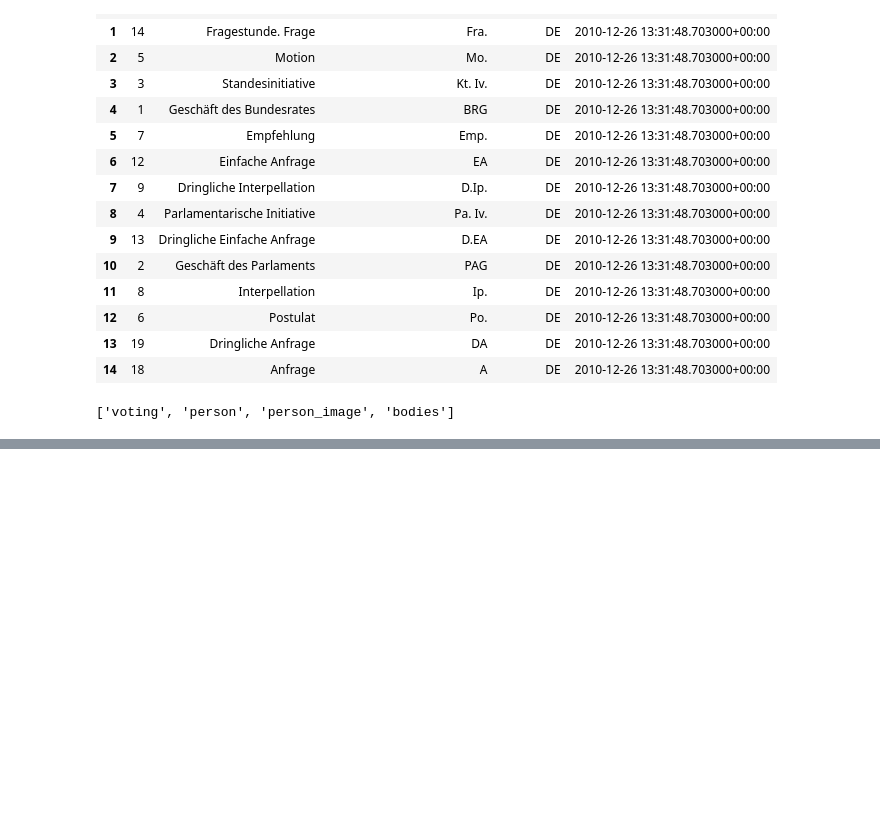
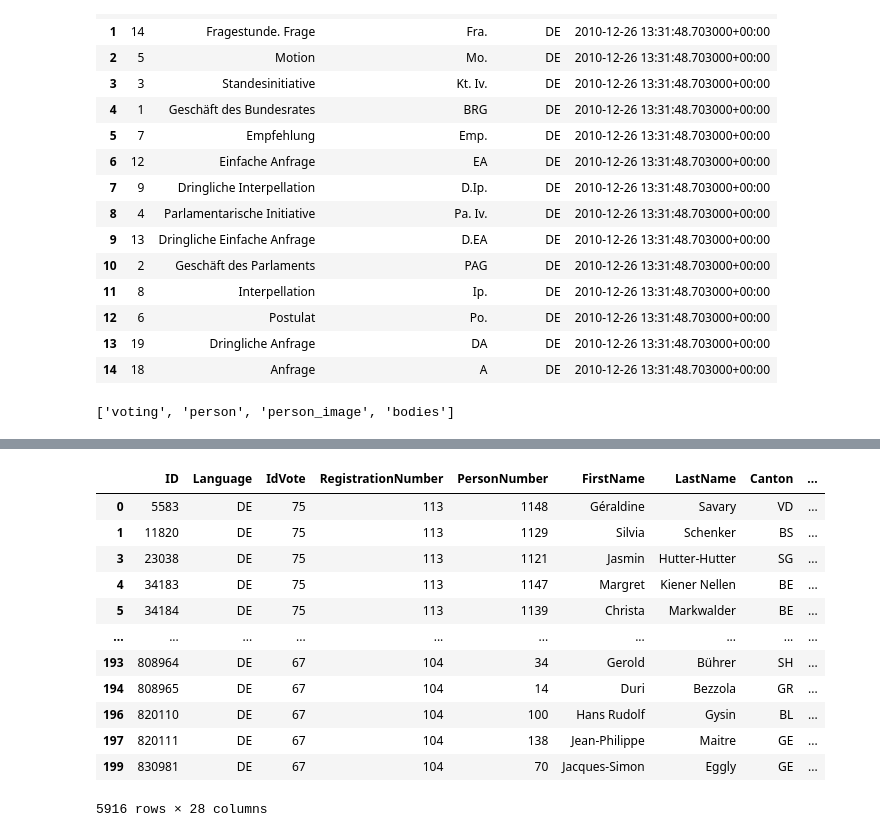
Before and after one commit to hannah22700/DENG, a Jupyter notebook: testing.ipynb, the cells around one changed output, grey strips where cells are left out. Saved outputs shown, nothing was run; the diff lists cells and outputs as text; code cells hidden in the pictures; blank space fills up the shorter version.

```diff
--- a/testing.ipynb
+++ b/testing.ipynb
@@ -135 +262,17 @@ Loading session 2342
+# %%
+df_voting[df_voting["DecisionText"] == 'Ja']
+# %% [output]
+|  | ID | Language | IdVote | RegistrationNumber | PersonNumber | FirstName | LastName | Canton | ... |
+| 0 | 5583 | DE | 75 | 113 | 1148 | Géraldine | Savary | VD | ... |
+| 1 | 11820 | DE | 75 | 113 | 1129 | Silvia | Schenker | BS | ... |
+| 3 | 23038 | DE | 75 | 113 | 1121 | Jasmin | Hutter-Hutter | SG | ... |
+| 4 | 34183 | DE | 75 | 113 | 1147 | Margret | Kiener Nellen | BE | ... |
+| 5 | 34184 | DE | 75 | 113 | 1139 | Christa | Markwalder | BE | ... |
+| ... | ... | ... | ... | ... | ... | ... | ... | ... | ... |
+| 193 | 808964 | DE | 67 | 104 | 34 | Gerold | Bührer | SH | ... |
+| 194 | 808965 | DE | 67 | 104 | 14 | Duri | Bezzola | GR | ... |
+| 196 | 820110 | DE | 67 | 104 | 100 | Hans Rudolf | Gysin | BL | ... |
+| 197 | 820111 | DE | 67 | 104 | 138 | Jean-Philippe | Maitre | GE | ... |
+| 199 | 830981 | DE | 67 | 104 | 70 | Jacques-Simon | Eggly | GE | ... |
+5916 rows × 28 columns
 # %%
```
Also changed, not shown: parts of 18 cells of this notebook, 2 other files.
